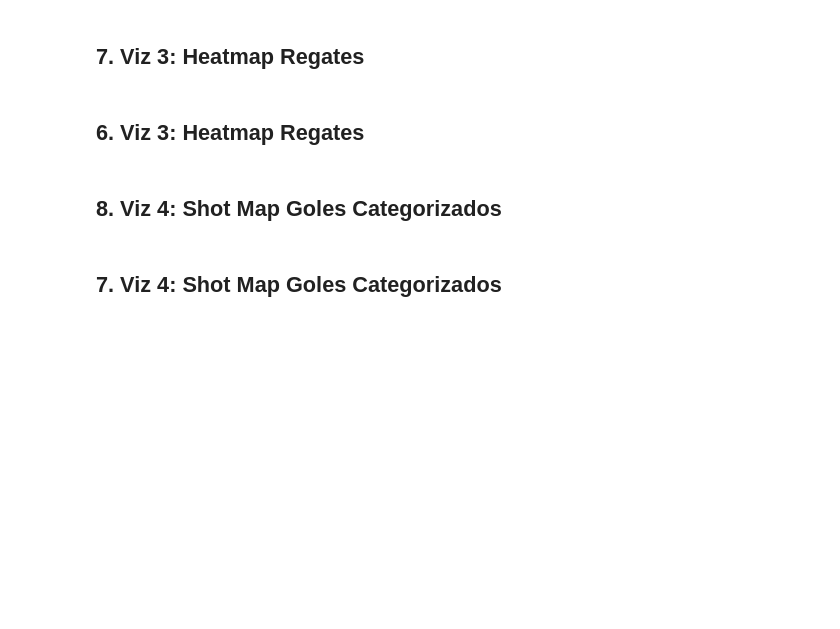
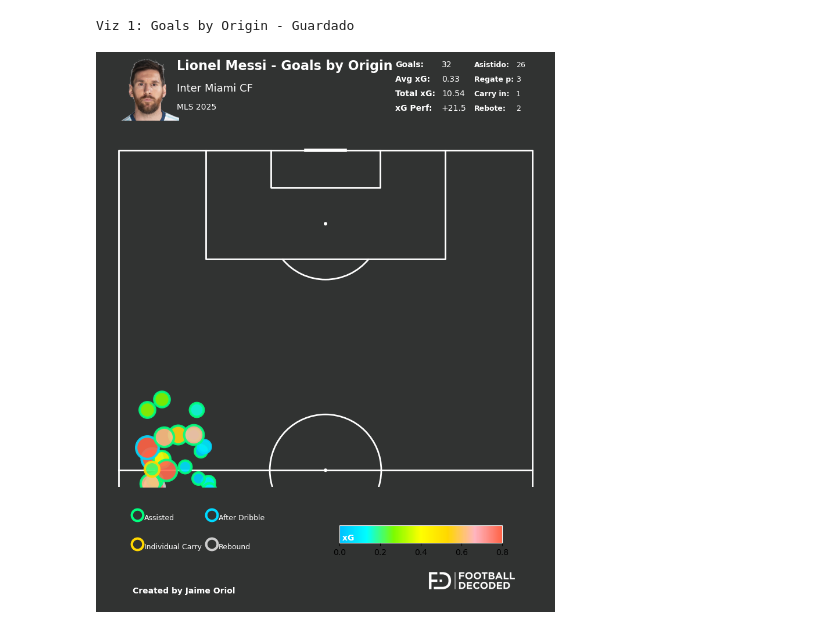
Before and after one commit to jaime-oriol/footballdecoded, a Jupyter notebook: blog/notebooks/messi_visualizations.ipynb, the cells around one changed output. Cells and saved outputs as stored; diff of their text form; code cells hidden in the pictures; blank space fills up the shorter version.

Commit message:
messi vizs

```diff
--- a/blog/notebooks/messi_visualizations.ipynb
+++ b/blog/notebooks/messi_visualizations.ipynb
@@ -239,8 +185,0 @@ print(f"Shots asistidos: {len(assisted_shots)}")
-# %% [markdown]
-## 7. Viz 3: Heatmap Regates
-# %% [markdown]
-## 6. Viz 3: Heatmap Regates
-# %% [markdown]
-## 8. Viz 4: Shot Map Goles Categorizados
-# %% [markdown]
-## 7. Viz 4: Shot Map Goles Categorizados
@@ -282,0 +186,15 @@ plt.show()
+# %%
+# Viz 1: Goals by Origin
+fig1 = plot_goals_origin(
+    csv_path='./outputs/messi_goals.csv',
+    player_name='Lionel Messi',
+    face_path='../caras/extras/messi.png',
+    team_name='Inter Miami CF',
+    competition='MLS',
+    season='2025',
+    save_path='./outputs/plots/01_goals_origin.png'
+)
+print("Viz 1: Goals by Origin - Guardado")
+# %% [output]
+Viz 1: Goals by Origin - Guardado
+[figure, added]
```
Also changed, not shown: parts of 22 cells of this notebook, 13 other files.
